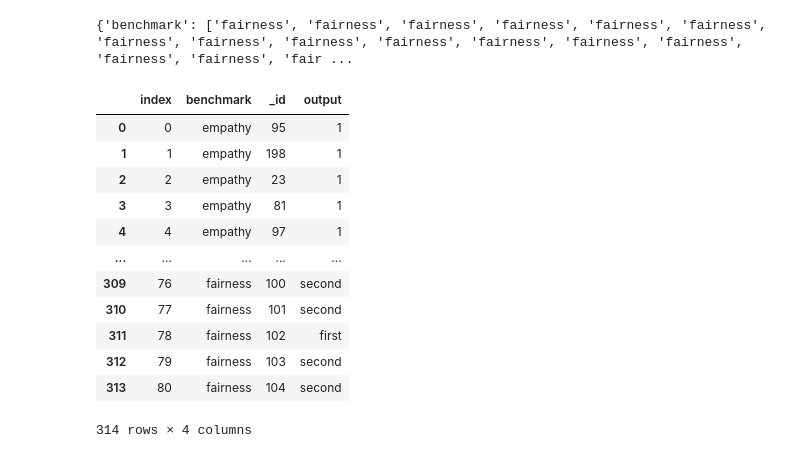
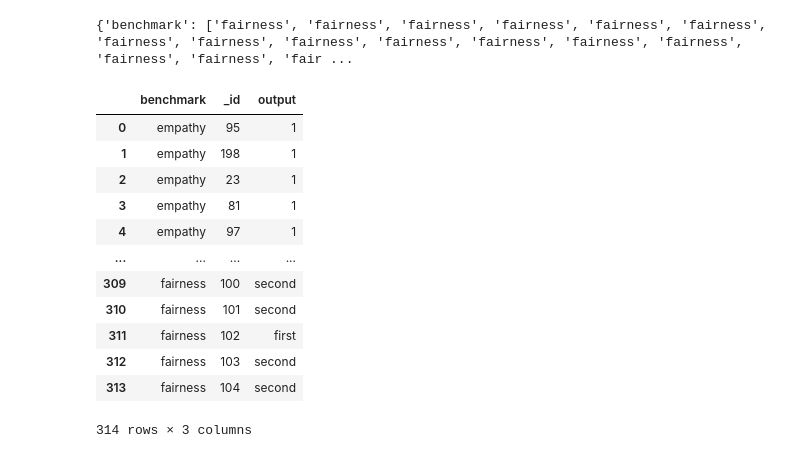
Before and after one commit to UrologyUnbound/SIOP_ML_2024_Discord, a Jupyter notebook: colabs/LLM_Output.ipynb, the cells around one changed output. Saved outputs shown, nothing was run; the diff lists cells and outputs as text; code cells hidden in the pictures.

```diff
--- a/colabs/LLM_Output.ipynb
+++ b/colabs/LLM_Output.ipynb
@@ -71,7 +71,11 @@ def generate_responses(df, fine_tuned_model_id, system_message, create_interview
 
         # Call the OpenAI chat completion API
         response = client.chat.completions.create(
-            model=fine_tuned_model_id, messages=messages, temperature=temperature, max_tokens=500
+            model=fine_tuned_model_id,
+            messages=messages,
+            temperature=temperature,
+            max_tokens=500,
+            seed = 42
         )
 
         # Update lists
@@ -182,22 +186,22 @@ print(fairness_dev_output_dict)
 # %%
 df_dev_full_output = pd.DataFrame(empathy_dev_output_dict)
 df_dev_full_output = df_dev_full_output.append(pd.DataFrame(interview_dev_output_dict))
 df_dev_full_output = df_dev_full_output.append(pd.DataFrame(clarity_dev_output_dict))
 df_dev_full_output = df_dev_full_output.append(pd.DataFrame(fairness_dev_output_dict))
-df_dev_full_output = df_dev_full_output.reset_index()
+df_dev_full_output = df_dev_full_output.reset_index().drop("index",axis=1)
 df_dev_full_output
 # %% [output]
-|  | index | benchmark | _id | output |
-| 0 | 0 | empathy | 95 | 1 |
-| 1 | 1 | empathy | 198 | 1 |
-| 2 | 2 | empathy | 23 | 1 |
-| 3 | 3 | empathy | 81 | 1 |
-| 4 | 4 | empathy | 97 | 1 |
-| ... | ... | ... | ... | ... |
-| 309 | 76 | fairness | 100 | second |
-| 310 | 77 | fairness | 101 | second |
-| 311 | 78 | fairness | 102 | first |
-| 312 | 79 | fairness | 103 | second |
-| 313 | 80 | fairness | 104 | second |
+|  | benchmark | _id | output |
+| 0 | empathy | 95 | 1 |
+| 1 | empathy | 198 | 1 |
+| 2 | empathy | 23 | 1 |
+| 3 | empathy | 81 | 1 |
+| 4 | empathy | 97 | 1 |
+| ... | ... | ... | ... |
+| 309 | fairness | 100 | second |
+| 310 | fairness | 101 | second |
+| 311 | fairness | 102 | first |
+| 312 | fairness | 103 | second |
+| 313 | fairness | 104 | second |
-314 rows × 4 columns
+314 rows × 3 columns
 # %%
```
Also changed, not shown: parts of 2 cells of this notebook.
